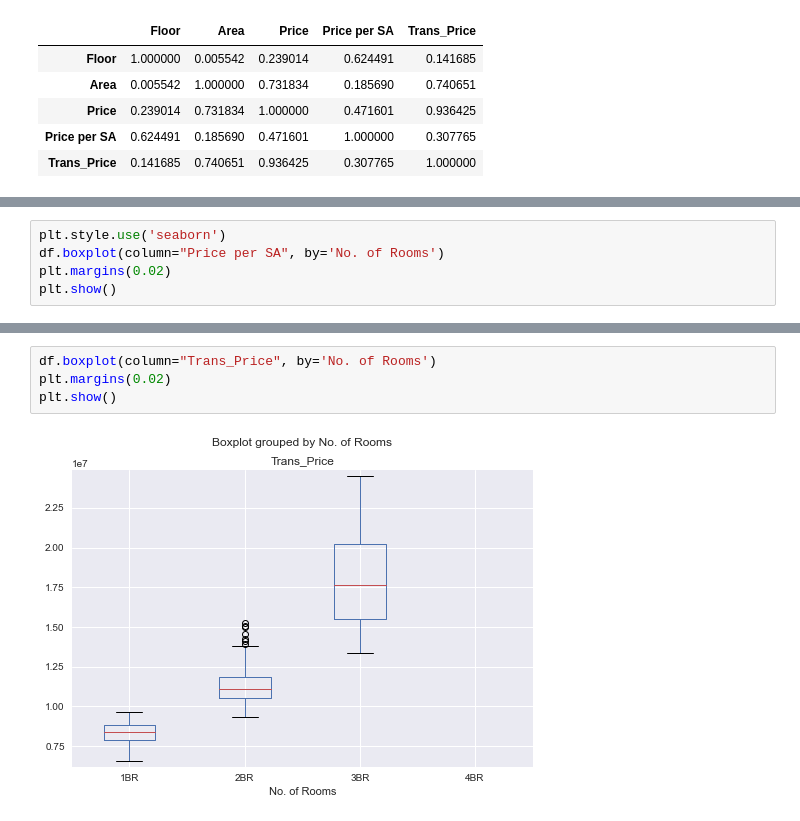
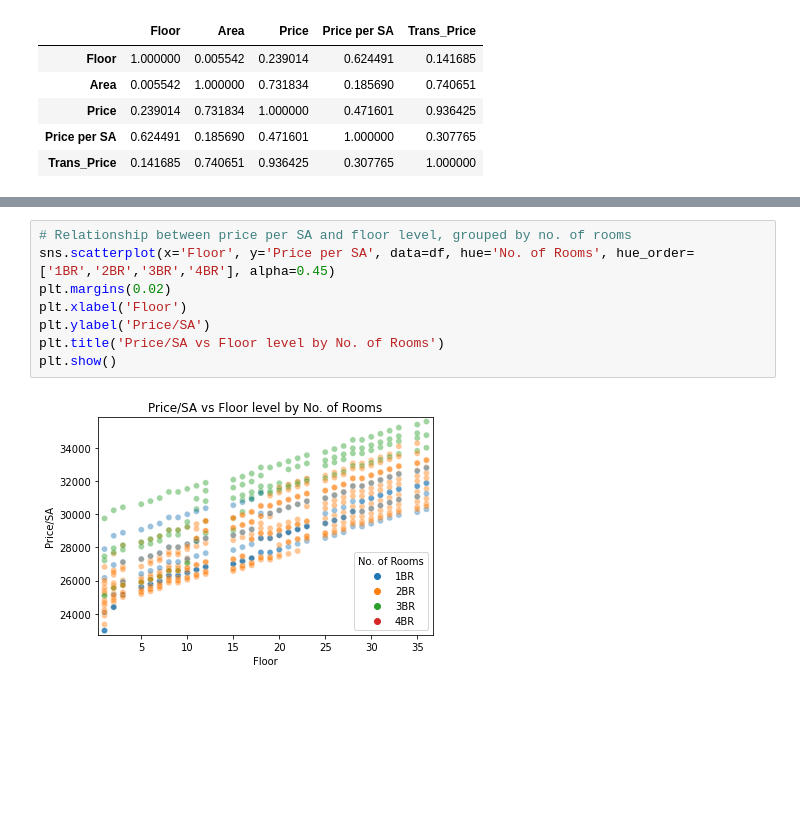
Before and after one commit to fl0c/Capstone_Two_Data_Wrangling, a Jupyter notebook: DataCapstone2_EDA.ipynb, the cells around one changed output, grey strips where cells are left out. Saved outputs shown, nothing was run; the diff lists cells and outputs as text; blank space fills up the shorter version.

```diff
--- a/DataCapstone2_EDA.ipynb
+++ b/DataCapstone2_EDA.ipynb
@@ -102,5 +110,0 @@ plt.show()
-# %%
-plt.style.use('seaborn')
-df.boxplot(column="Price per SA", by='No. of Rooms')
-plt.margins(0.02)
-plt.show()
@@ -109,6 +111,10 @@ plt.show()
-# %%
-df.boxplot(column="Trans_Price", by='No. of Rooms')
-plt.margins(0.02)
-plt.show()
-# %% [output]
-[figure, removed]
+# %%
+# Relationship between price per SA and floor level, grouped by no. of rooms
+sns.scatterplot(x='Floor', y='Price per SA', data=df, hue='No. of Rooms', hue_order=['1BR','2BR','3BR','4BR'], alpha=0.45)
+plt.margins(0.02)
+plt.xlabel('Floor')
+plt.ylabel('Price/SA')
+plt.title('Price/SA vs Floor level by No. of Rooms')
+plt.show()
+# %% [output]
+[figure, added]
```
Also changed, not shown: parts of 35 cells of this notebook.
